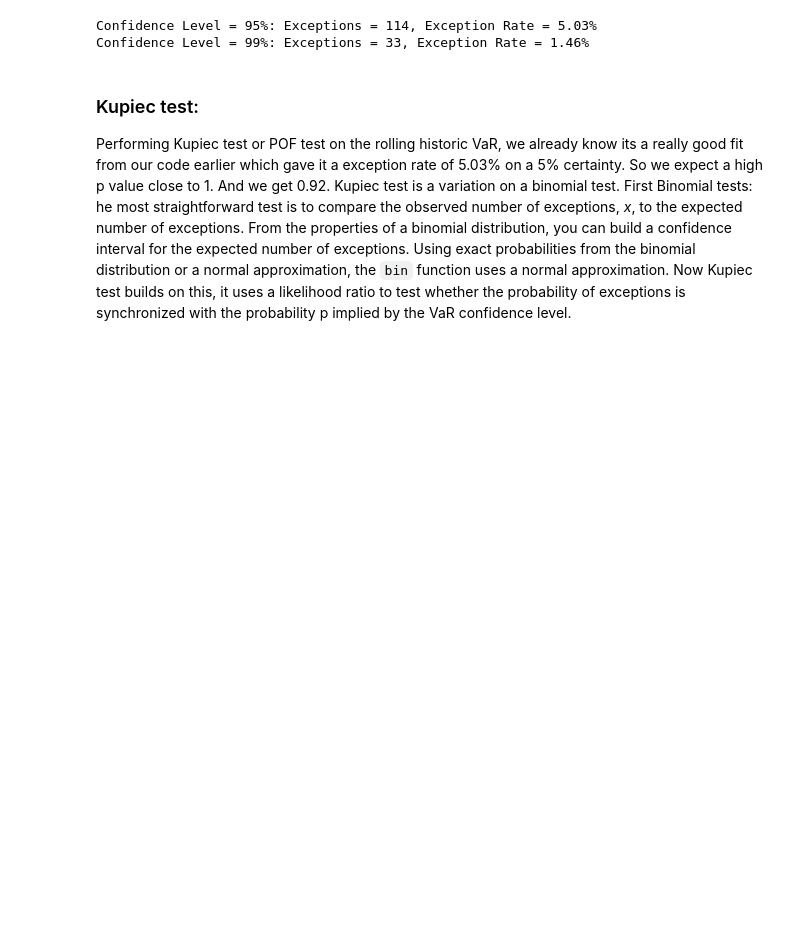
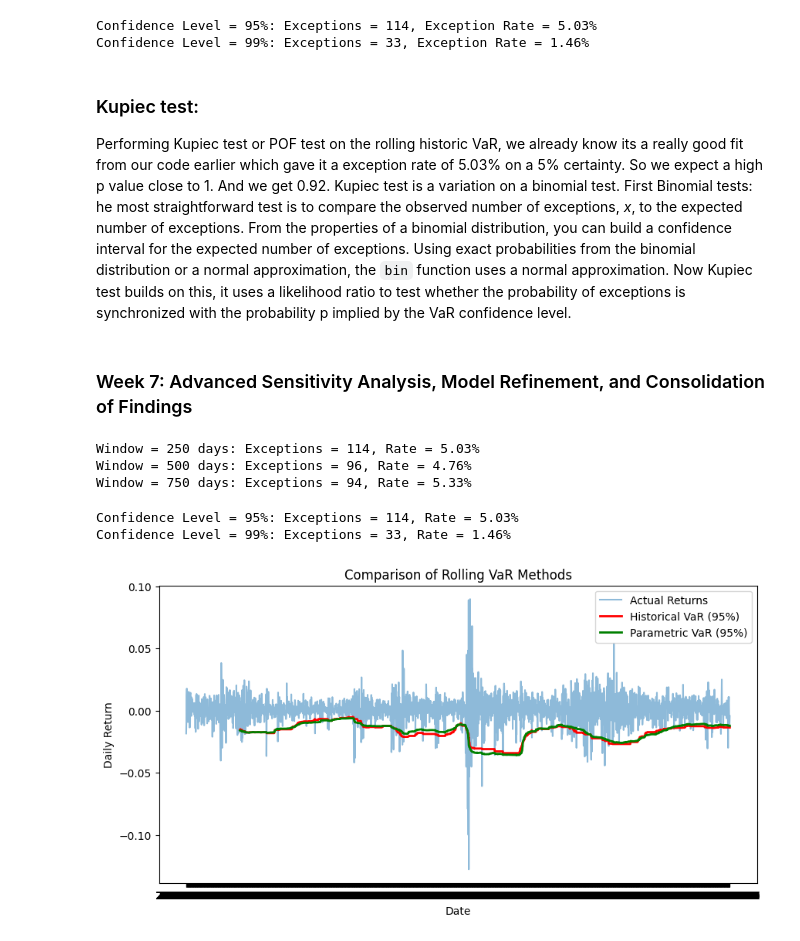
Before and after one commit to akassh9/MarketRiskVaR-Project, a Jupyter notebook: backtesting_model.ipynb, the cells around one changed output. Drawn from its saved outputs; the diff is of its cells as text; code cells hidden in the pictures; blank space fills up the shorter version.

Commit message:
week 7

```diff
--- a/backtesting_model.ipynb
+++ b/backtesting_model.ipynb
@@ -139,3 +139,78 @@ Confidence Level = 99%: Exceptions = 33, Exception Rate = 1.46%
 Performing Kupiec test or POF test on the rolling historic VaR, we already know its a really good fit from our code earlier which gave it a exception rate of 5.03% on a 5% certainty. So we expect a high p value close to 1. And we get 0.92.
 Kupiec test is a variation on a binomial test. First Binomial tests: he most straightforward test is to compare the observed number of exceptions, _x_, to the expected number of exceptions. From the properties of a binomial distribution, you can build a confidence interval for the expected number of exceptions. Using exact probabilities from the binomial distribution or a normal approximation, the `bin` function uses a normal approximation.
 Now Kupiec test builds on this, it uses a likelihood ratio to test whether the probability of exceptions is synchronized with the probability p implied by the VaR confidence level.
+# %% [markdown]
+### Week 7: Advanced Sensitivity Analysis, Model Refinement, and Consolidation of Findings
+# %%
+window_options = [250, 500, 750]
+sensitivity_window = {}
+
+for w in window_options:
+    rolling_VaR_w = returns.rolling(window=w).quantile(0.05)
+    valid_returns = returns[w:]
+    exceptions_w = valid_returns < rolling_VaR_w[w:]
+    count_exceptions = exceptions_w.sum()
+    total_days = len(valid_returns)
+    rate = count_exceptions / total_days
+    sensitivity_window[w] = {
+        'VaR': rolling_VaR_w,
+        'Exceptions': count_exceptions,
+        'Exception Rate': rate
+    }
+    print(f"Window = {w} days: Exceptions = {count_exceptions}, Rate = {rate*100:.2f}%")
+# %% [output]
+Window = 250 days: Exceptions = 114, Rate = 5.03%
+Window = 500 days: Exceptions = 96, Rate = 4.76%
+Window = 750 days: Exceptions = 94, Rate = 5.33%
+# %%
+confidence_levels = [0.95, 0.99]
+sensitivity_confidence = {}
+window = 250  # Use a fixed window for this test
+
+for cl in confidence_levels:
+    quantile_value = 1 - cl  # e.g., 0.05 or 0.01
+    rolling_VaR_cl = returns.rolling(window=window).quantile(quantile_value)
+    valid_returns = returns[window:]
+    exceptions_cl = valid_returns < rolling_VaR_cl[window:]
+    count_exceptions_cl = exceptions_cl.sum()
+    rate_cl = count_exceptions_cl / len(valid_returns)
+    sensitivity_confidence[cl] = {
+        'Rolling VaR': rolling_VaR_cl,
+        'Exceptions': count_exceptions_cl,
+        'Exception Rate': rate_cl
+    }
+    print(f"Confidence Level = {int(cl*100)}%: Exceptions = {count_exceptions_cl}, Rate = {rate_cl*100:.2f}%")
+# %% [output]
+Confidence Level = 95%: Exceptions = 114, Rate = 5.03%
+Confidence Level = 99%: Exceptions = 33, Rate = 1.46%
+# %%
+from scipy.stats import norm  # Add this line at the top
+
+def rolling_parametric_VaR(returns, window, cl):
+    # For a 5% left tail, z will be around -1.645
+    alpha = 1 - cl   # e.g., 0.05 for cl=0.95
+    z = norm.ppf(alpha)
+    rolling_mu = returns.rolling(window=window).mean()
+    rolling_sigma = returns.rolling(window=window).std()
+    # Now this result will be negative if it's truly the 5% tail
+    return rolling_mu + z * rolling_sigma
+
+# Choose a window length (e.g., 250 days)
+window = 250
+
+# Rolling Historical VaR (as before)
+rolling_VaR_hist = returns.rolling(window=window).quantile(0.05)
+# Rolling Parametric VaR (for 95% confidence)
+rolling_VaR_param = rolling_parametric_VaR(returns, window=window, cl=0.95)
+
+plt.figure(figsize=(10,5))
+plt.plot(returns.index, returns, label="Actual Returns", alpha=0.5)
+plt.plot(rolling_VaR_hist.index, rolling_VaR_hist, label="Historical VaR (95%)", color='red', linewidth=2)
+plt.plot(rolling_VaR_param.index, rolling_VaR_param, label="Parametric VaR (95%)", color='green', linewidth=2)
+plt.title("Comparison of Rolling VaR Methods")
+plt.xlabel("Date")
+plt.ylabel("Daily Return")
+plt.legend()
+plt.show()
+# %% [output]
+[figure, added]
```
Also changed, not shown: parts of 1 cell of this notebook.
